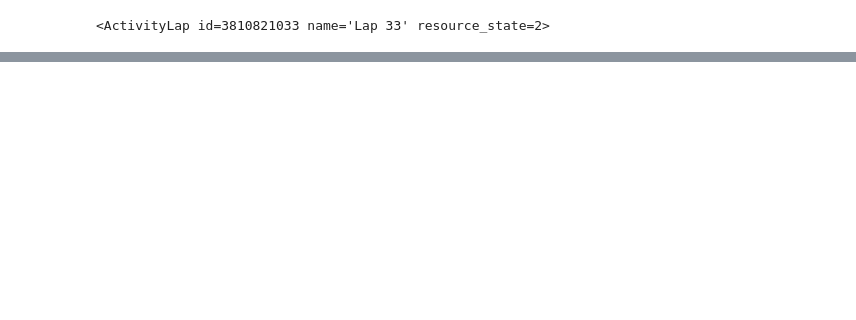
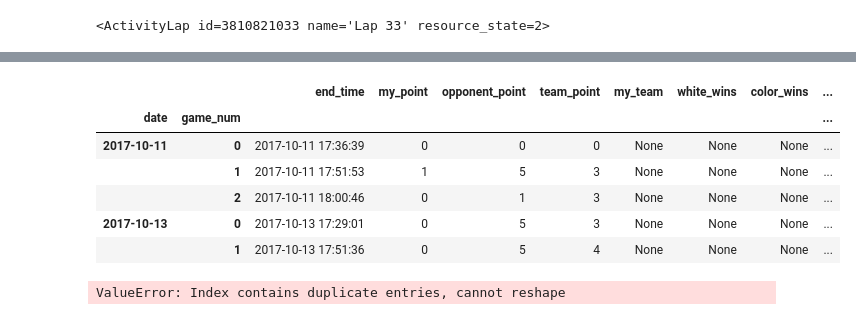
Before and after one commit to schoolie/strava_ultimate, a Jupyter notebook: strava_ultimate.ipynb, the cells around one changed output, grey strips where cells are left out. Drawn from its saved outputs; the diff is of its cells as text; code cells hidden in the pictures; blank space fills up the shorter version.

```diff
--- a/strava_ultimate.ipynb
+++ b/strava_ultimate.ipynb
@@ -203,5 +238,3 @@ import pandas as pd
 df = pd.DataFrame(games)
 # %%
 df['date'] = df.end_time.apply(lambda x: datetime.date(x.year, x.month, x.day))
-# %%
-df.set_index(['date', 'game_num']).unstack('game_num').reorder_levels([1,0], axis=1).sort_index(axis=1)
@@ -214,0 +241,3 @@ df.set_index(['date', 'game_num']).unstack('game_num').reorder_levels([1,0], axi
+# %%
+df = df.set_index(['date', 'game_num'])
+df
@@ -214,0 +264,58 @@ df.set_index(['date', 'game_num']).unstack('game_num').reorder_levels([1,0], axi
+# %%
+pdf = df
+# %%
+pdf['my_team'] = None
+pdf['white_wins'] = None
+pdf['color_wins'] = None
+pdf['white_point'] = None
+pdf['color_point'] = None
+# %%
+pdf.head()
+# %% [output]
+|  |  | end_time | my_point | opponent_point | team_point | my_team | white_wins | color_wins | ... |
+| date | game_num |  |  |  |  |  |  |  | ... |
+| 2017-10-11 | 0 | 2017-10-11 17:36:39 | 0 | 0 | 0 | None | None | None | ... |
+|  | 1 | 2017-10-11 17:51:53 | 1 | 5 | 3 | None | None | None | ... |
+|  | 2 | 2017-10-11 18:00:46 | 0 | 1 | 3 | None | None | None | ... |
+| 2017-10-13 | 0 | 2017-10-13 17:29:01 | 0 | 5 | 3 | None | None | None | ... |
+|  | 1 | 2017-10-13 17:51:36 | 0 | 5 | 4 | None | None | None | ... |
+# %%
+for date, row in pdf.unstack().iterrows():
+    print(date)
+    start_date = date - datetime.timedelta(days=1)
+    end_date = date + datetime.timedelta(days=1)
+
+
+    for activity in client.get_activities(after=start_date, before=end_date):
+        if 'ltimate' in activity.name and activity.type == 'Run':
+            #print(activity.id, activity.name, activity.type, activity.start_date, activity.description)
+            new_activity = client.get_activity(activity.id)
+            #print(new_activity.description)
+            try:
+                scores, team = new_activity.description.split(' ')
+                team = team.lower()
+                try:
+                    team_score, opponent_score = scores.split('-')
+                except ValueError:
+                    team_score, opponent_score, team = None, None, None
+            except ValueError:
+                scores = None
+                team_score, opponent_score, team = None, None, None
+
+            pdf.loc[date, 'my_team'] = team
+
+            if 'white' in team:
+                pdf.loc[date, 'my_team'] = 'white'
+                pdf.loc[date, 'white_wins'] = team_score
+                pdf.loc[date, 'color_wins'] = opponent_score
+                pdf.loc[date, 'white_point'] = pdf.loc[date, 'team_point']
+                pdf.loc[date, 'color_point'] = pdf.loc[date, 'opponent_point']
+
+            else:
+                pdf.loc[date, 'my_team'] = 'color'
+                pdf.loc[date, 'color_wins'] = team_score
+                pdf.loc[date, 'white_wins'] = opponent_score
+                pdf.loc[date, 'color_point'] = pdf.loc[date, 'team_point']
+                pdf.loc[date, 'white_point'] = pdf.loc[date, 'opponent_point']
+# %% [output]
+ValueError: Index contains duplicate entries, cannot reshape
```
Also changed, not shown: parts of 10 cells of this notebook, 25 other files.
